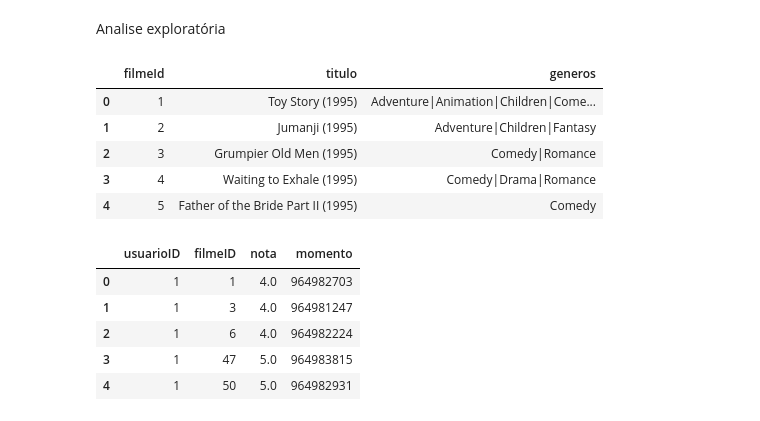
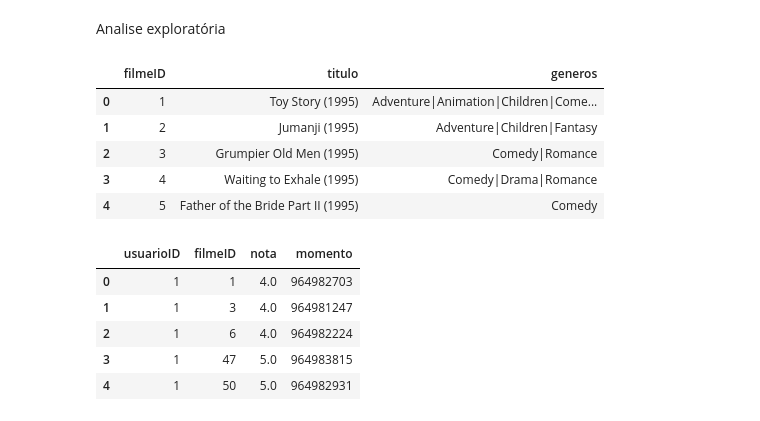
Before and after one commit to jacksonlmp/data_science_introduction, a Jupyter notebook: Science.ipynb, the cells around one changed output. Drawn from its saved outputs; the diff is of its cells as text; code cells hidden in the pictures.

```diff
--- a/Science.ipynb
+++ b/Science.ipynb
@@ -18,10 +19,10 @@ notas.nota.plot(kind='hist')
 Analise exploratória
 # %%
 filmes = pd.read_csv("dados/movies.csv")
-filmes.columns = ["filmeId", "titulo", "generos"]
+filmes.columns = ["filmeID", "titulo", "generos"]
 filmes.head()
 # %% [output]
-|  | filmeId | titulo | generos |
+|  | filmeID | titulo | generos |
 | 0 | 1 | Toy Story (1995) | Adventure|Animation|Children|Come... |
 | 1 | 2 | Jumanji (1995) | Adventure|Children|Fantasy |
 | 2 | 3 | Grumpier Old Men (1995) | Comedy|Romance |
```
Also changed, not shown: parts of 11 cells of this notebook.
